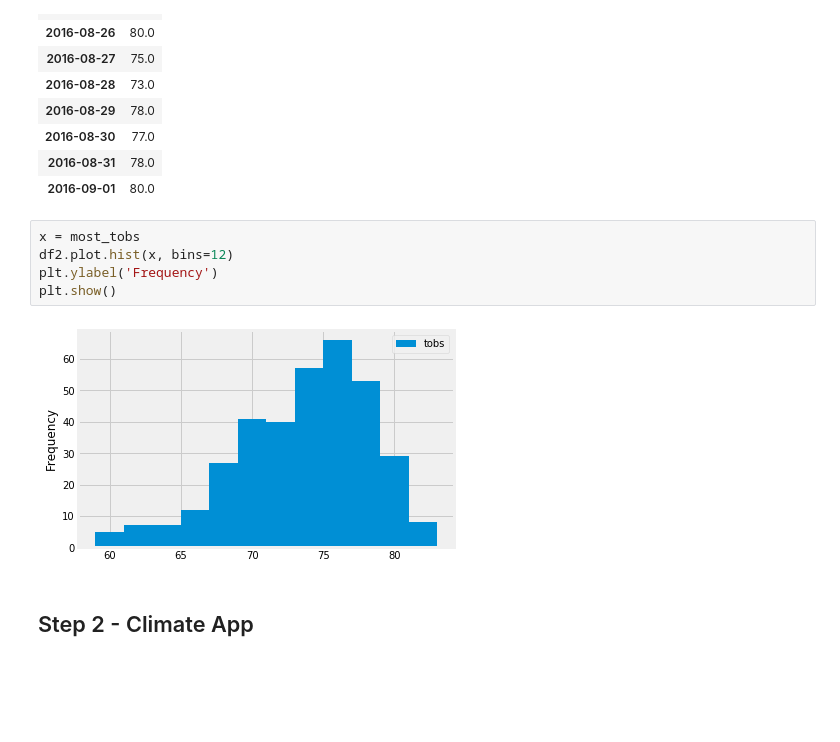
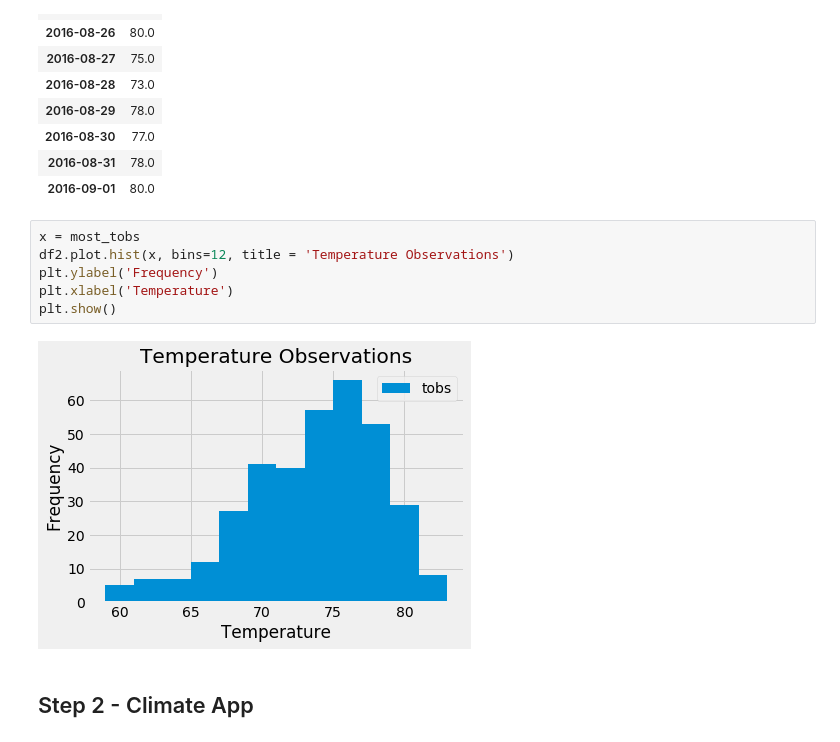
Before and after one commit to Vims29/Advanced-Data-Storage-and-Storage, a Jupyter notebook: bimi_climate_starter.ipynb, the cells around one changed output. Saved outputs shown, nothing was run; the diff lists cells and outputs as text; blank space fills up the shorter version.

```diff
--- a/bimi_climate_starter.ipynb
+++ b/bimi_climate_starter.ipynb
@@ -168,11 +179,12 @@ df2.head(10)
 | 2016-09-01 | 80.0 |
 # %%
 x = most_tobs
-df2.plot.hist(x, bins=12)
+df2.plot.hist(x, bins=12, title = 'Temperature Observations')
 plt.ylabel('Frequency')
+plt.xlabel('Temperature')
 plt.show()
 # %% [output]
-[figure, old version]
+[figure, new version]
 # %% [markdown]
 ## Step 2 - Climate App
 # %% [markdown]
```
Also changed, not shown: parts of 3 cells of this notebook.
